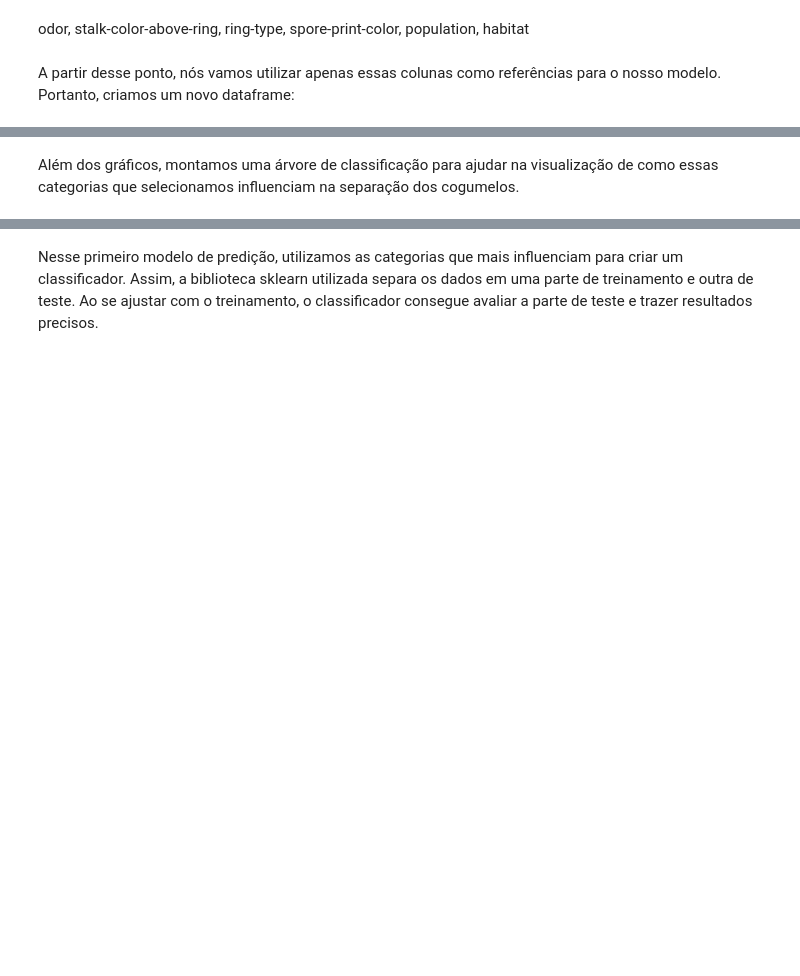
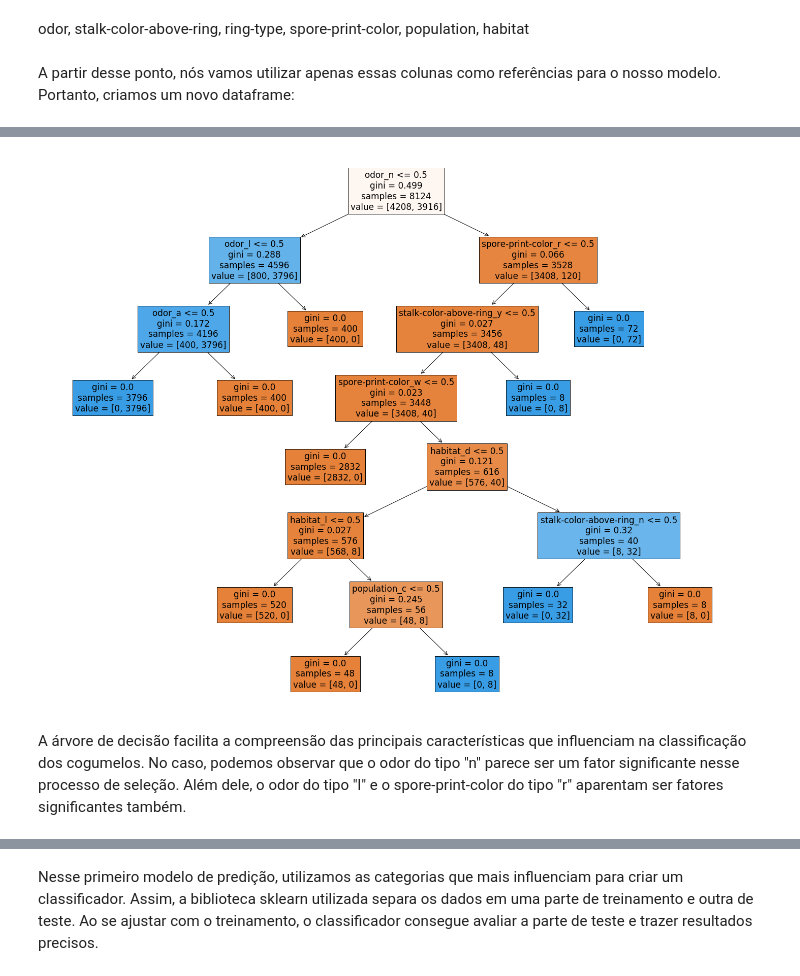
Before and after one commit to gustavokatz/Cogumelos, a Jupyter notebook: Mash.ipynb, the cells around one changed output, grey strips where cells are left out. Saved outputs shown, nothing was run; the diff lists cells and outputs as text; code cells hidden in the pictures; blank space fills up the shorter version.

```diff
--- a/Mash.ipynb
+++ b/Mash.ipynb
@@ -91,11 +141,12 @@ y = df2['class']
 # %%
 # árvore de decisão
-# melhor maneira de classificar um cogumelo como comestível ou venenoso, com base nas características selecionadas acima
+# uma maneira de classificar um cogumelo como comestível ou venenoso, com base nas características selecionadas acima
 clf = tree.DecisionTreeClassifier(random_state = 0)
 clf = clf.fit(x, df['class'])
-tree.plot_tree(clf)
 
 fig = plt.figure(figsize=(25,20))
 _ = tree.plot_tree(clf, feature_names=x.columns, filled=True)
+# %% [output]
+[figure, added]
-# %% [markdown]
-Além dos gráficos, montamos uma árvore de classificação para ajudar na visualização de como essas categorias que selecionamos influenciam na separação dos cogumelos.
+# %% [markdown]
+A árvore de decisão facilita a compreensão das principais características que influenciam na classificação dos cogumelos. No caso, podemos observar que o odor do tipo "n" parece ser um fator significante nesse processo de seleção. Além dele, o odor do tipo "l" e o spore-print-color do tipo "r" aparentam ser fatores significantes também.
```
Also changed, not shown: parts of 13 cells of this notebook.
